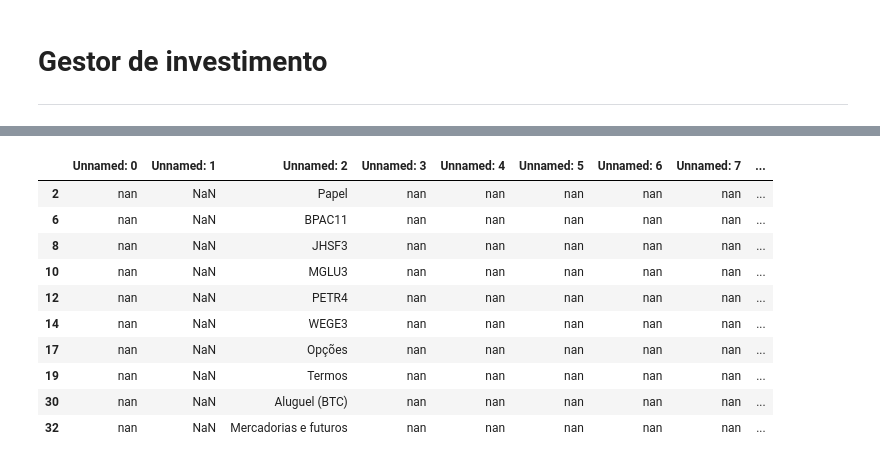
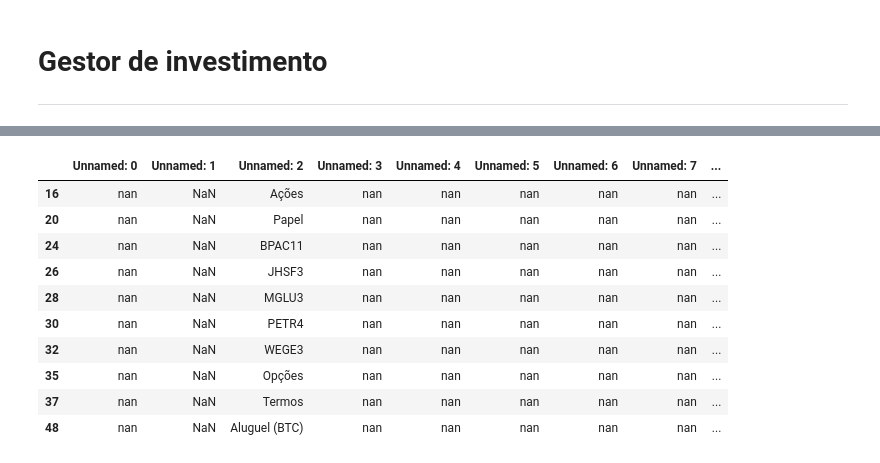
Before and after one commit to gabrielmlg/finance-app, a Jupyter notebook: notebooks/sandbox.ipynb, the cells around one changed output, grey strips where cells are left out. Saved outputs shown, nothing was run; the diff lists cells and outputs as text; code cells hidden in the pictures.

```diff
--- a/notebooks/sandbox.ipynb
+++ b/notebooks/sandbox.ipynb
@@ -15,0 +12,5 @@ WARNING *** file size (71838) not 512 + multiple of sector size (512)
+# %%
+df_abr = pd.read_excel('../datasets/PosicaoHistorico_200091-20200430.xls')
+df_jan = pd.read_excel('../datasets/PosicaoHistorico_200091-20200131.xls')
+df_fev = pd.read_excel('../datasets/PosicaoHistorico_200091-20200228.xls')
+df_mar = pd.read_excel('../datasets/PosicaoHistorico_200091-20200331.xls')
@@ -16,16 +43,16 @@ WARNING *** file size (71838) not 512 + multiple of sector size (512)
 # %%
-df[~df['Unnamed: 2'].isnull()].head(10)
+df_abr[~df_abr['Unnamed: 2'].isnull()].head(10)
 # %% [output]
 |  | Unnamed: 0 | Unnamed: 1 | Unnamed: 2 | Unnamed: 3 | Unnamed: 4 | Unnamed: 5 | Unnamed: 6 | Unnamed: 7 | ... |
-| 2 | nan | NaN | Papel | nan | nan | nan | nan | nan | ... |
-| 6 | nan | NaN | BPAC11 | nan | nan | nan | nan | nan | ... |
-| 8 | nan | NaN | JHSF3 | nan | nan | nan | nan | nan | ... |
-| 10 | nan | NaN | MGLU3 | nan | nan | nan | nan | nan | ... |
-| 12 | nan | NaN | PETR4 | nan | nan | nan | nan | nan | ... |
-| 14 | nan | NaN | WEGE3 | nan | nan | nan | nan | nan | ... |
-| 17 | nan | NaN | Opções | nan | nan | nan | nan | nan | ... |
-| 19 | nan | NaN | Termos | nan | nan | nan | nan | nan | ... |
-| 30 | nan | NaN | Aluguel (BTC) | nan | nan | nan | nan | nan | ... |
-| 32 | nan | NaN | Mercadorias e futuros | nan | nan | nan | nan | nan | ... |
+| 16 | nan | NaN | Ações | nan | nan | nan | nan | nan | ... |
+| 20 | nan | NaN | Papel | nan | nan | nan | nan | nan | ... |
+| 24 | nan | NaN | BPAC11 | nan | nan | nan | nan | nan | ... |
+| 26 | nan | NaN | JHSF3 | nan | nan | nan | nan | nan | ... |
+| 28 | nan | NaN | MGLU3 | nan | nan | nan | nan | nan | ... |
+| 30 | nan | NaN | PETR4 | nan | nan | nan | nan | nan | ... |
+| 32 | nan | NaN | WEGE3 | nan | nan | nan | nan | nan | ... |
+| 35 | nan | NaN | Opções | nan | nan | nan | nan | nan | ... |
+| 37 | nan | NaN | Termos | nan | nan | nan | nan | nan | ... |
+| 48 | nan | NaN | Aluguel (BTC) | nan | nan | nan | nan | nan | ... |
 # %%
 # Função para pegar os dados de Papel (ações)
```
Also changed, not shown: parts of 6 cells of this notebook.
